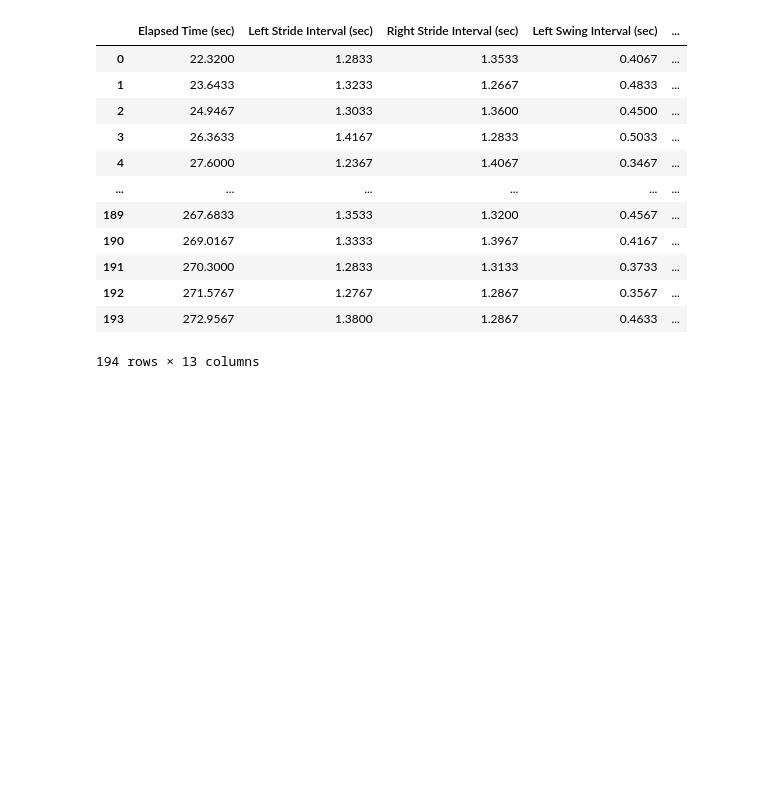
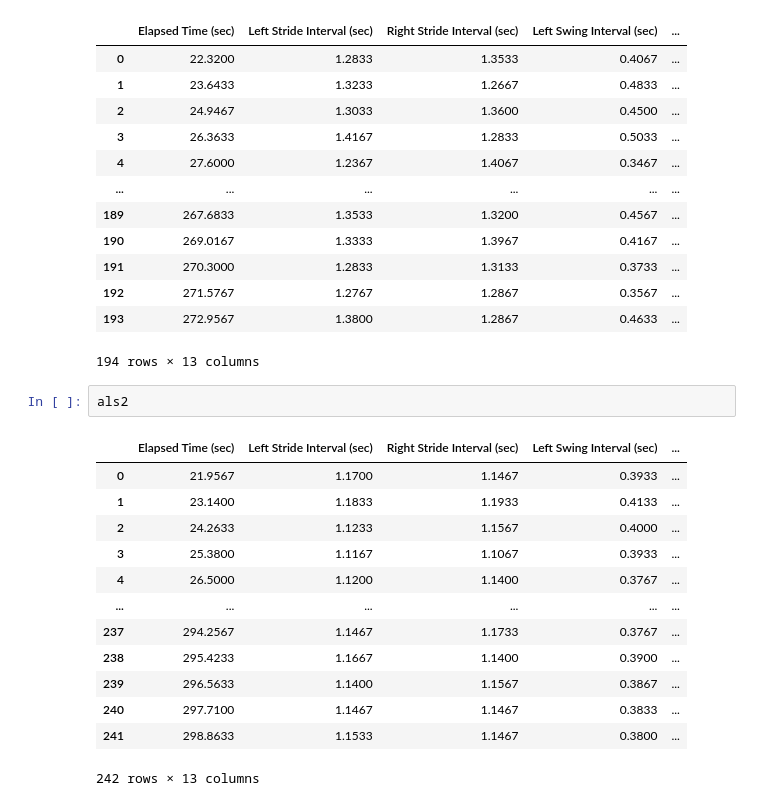
Before and after one commit to YooNice100/gaitproj3, a Jupyter notebook: worko.ipynb, the cells around one changed output. Saved outputs shown, nothing was run; the diff lists cells and outputs as text; blank space fills up the shorter version.

```diff
--- a/worko.ipynb
+++ b/worko.ipynb
@@ -51,3 +70,19 @@ als1
 | 192 | 271.5767 | 1.2767 | 1.2867 | 0.3567 | ... |
 | 193 | 272.9567 | 1.3800 | 1.2867 | 0.4633 | ... |
 194 rows × 13 columns
+# %%
+als2
+# %% [output]
+|  | Elapsed Time (sec) | Left Stride Interval (sec) | Right Stride Interval (sec) | Left Swing Interval (sec) | ... |
+| 0 | 21.9567 | 1.1700 | 1.1467 | 0.3933 | ... |
+| 1 | 23.1400 | 1.1833 | 1.1933 | 0.4133 | ... |
+| 2 | 24.2633 | 1.1233 | 1.1567 | 0.4000 | ... |
+| 3 | 25.3800 | 1.1167 | 1.1067 | 0.3933 | ... |
+| 4 | 26.5000 | 1.1200 | 1.1400 | 0.3767 | ... |
+| ... | ... | ... | ... | ... | ... |
+| 237 | 294.2567 | 1.1467 | 1.1733 | 0.3767 | ... |
+| 238 | 295.4233 | 1.1667 | 1.1400 | 0.3900 | ... |
+| 239 | 296.5633 | 1.1400 | 1.1567 | 0.3867 | ... |
+| 240 | 297.7100 | 1.1467 | 1.1467 | 0.3833 | ... |
+| 241 | 298.8633 | 1.1533 | 1.1467 | 0.3800 | ... |
+242 rows × 13 columns
```
Also changed, not shown: parts of 2 cells of this notebook, 12 other files.
